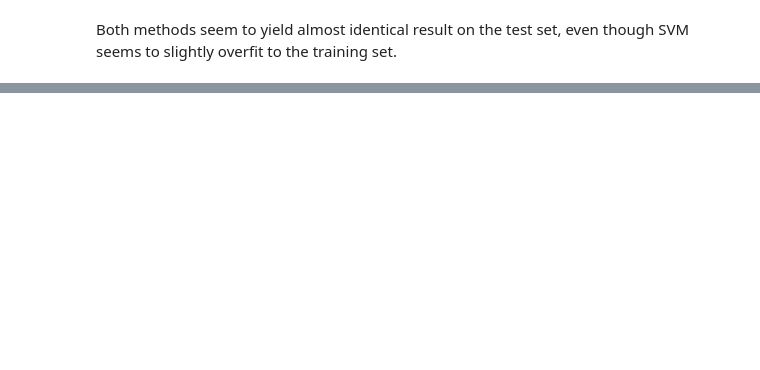
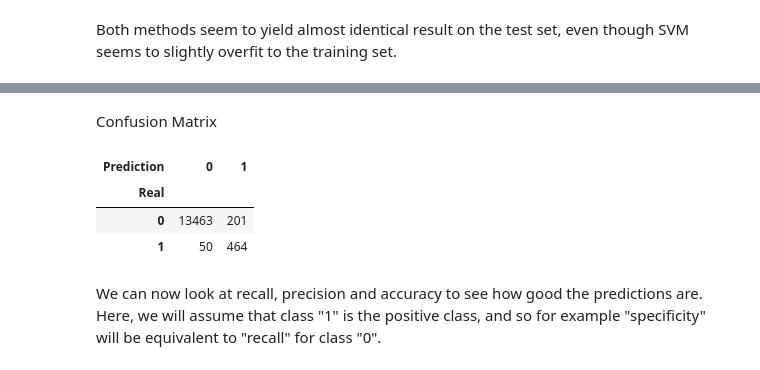
Before and after one commit to kwenz/Seismic-time-series-analysis, a Jupyter notebook: Time class classification.ipynb, the cells around one changed output, grey strips where cells are left out. Saved outputs shown, nothing was run; the diff lists cells and outputs as text; code cells hidden in the pictures; blank space fills up the shorter version.

```diff
--- a/Time class classification.ipynb
+++ b/Time class classification.ipynb
@@ -100,0 +100,3 @@ Both methods seem to yield almost identical result on the test set, even though
+# %%
+Prediction_test=clf.predict(P_test)
+Prediction_train=clf.predict(P_tr_val)
@@ -100,0 +106,3 @@ Both methods seem to yield almost identical result on the test set, even though
+# %%
+L_real=np.concatenate((L_test,L_tr_val))
+L_pred=np.concatenate((Prediction_test,Prediction_train))
@@ -100,0 +111,12 @@ Both methods seem to yield almost identical result on the test set, even though
+# %% [markdown]
+Confusion Matrix
+# %%
+df_grouped=pd.crosstab(df.Real,df.Prediction)
+df_grouped
+# %% [output]
+| Prediction | 0 | 1 |
+| Real |  |  |
+| 0 | 13463 | 201 |
+| 1 | 50 | 464 |
+# %% [markdown]
+We can now look at recall, precision and accuracy to see how good the predictions are. Here, we will assume that class "1" is the positive class, and so for example "specificity" will be equivalent to "recall" for class "0".
```
Also changed, not shown: parts of 18 cells of this notebook.
